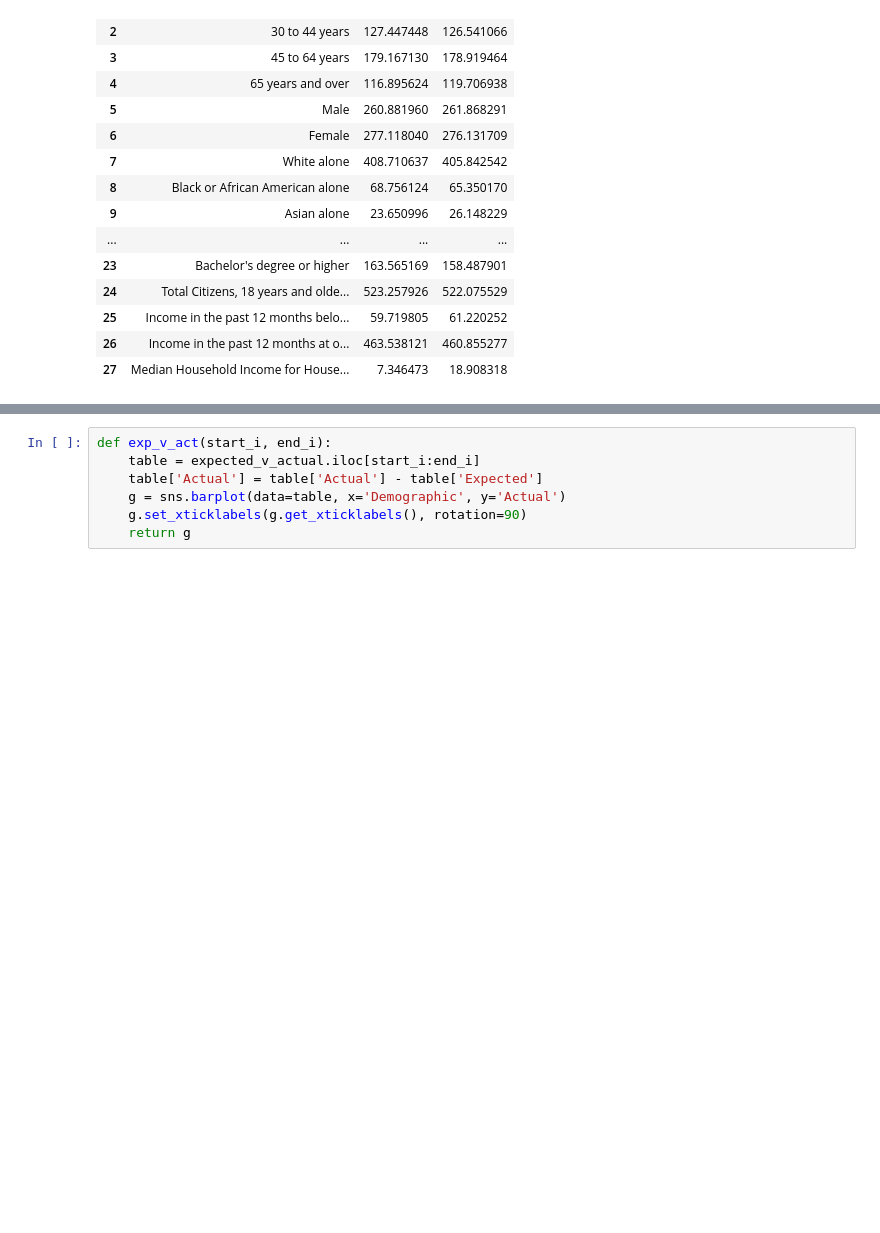
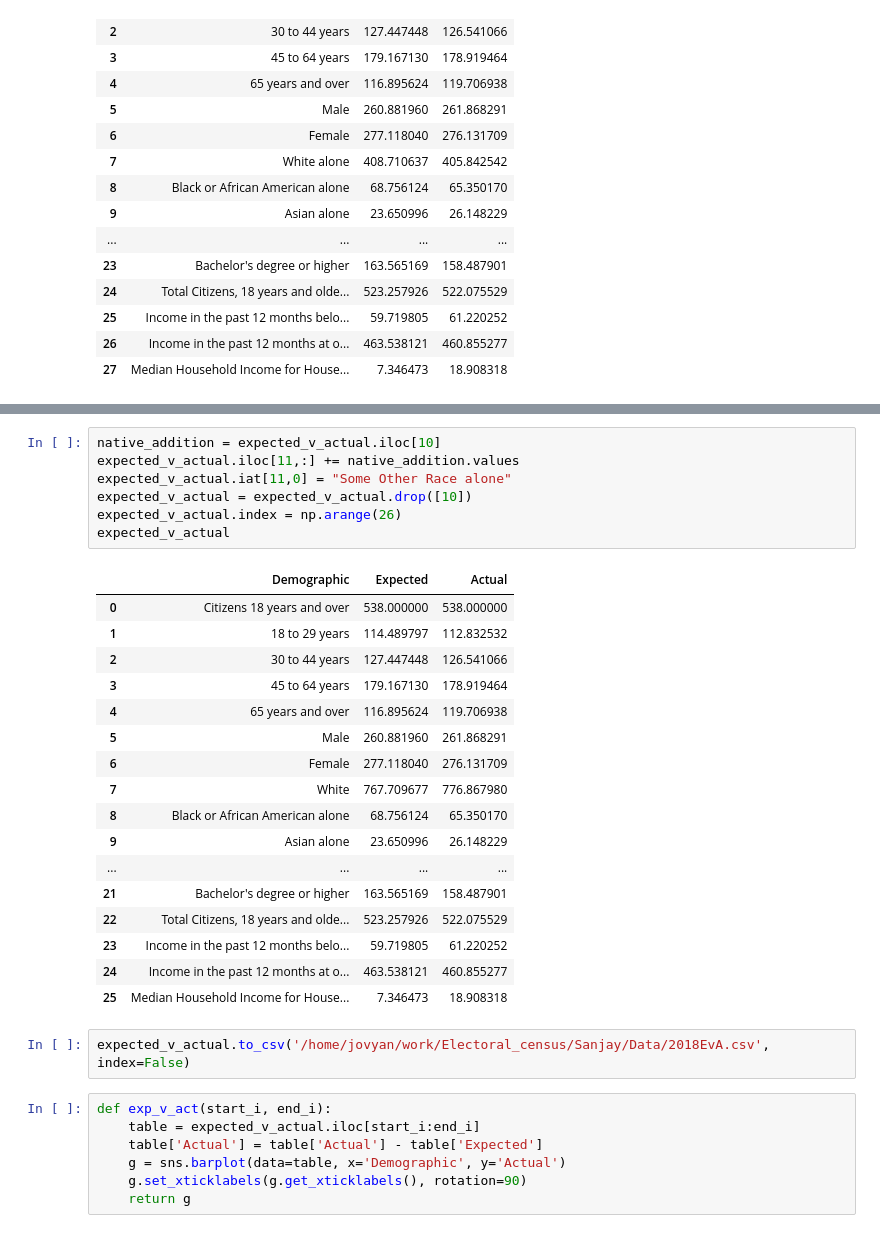
Before and after one commit to arefmalek/Electoral_census, a Jupyter notebook: Sanjay/2018NB.ipynb, the cells around one changed output, grey strips where cells are left out. Drawn from its saved outputs; the diff is of its cells as text; blank space fills up the shorter version.

Commit message:
Composite data

```diff
--- a/Sanjay/2018NB.ipynb
+++ b/Sanjay/2018NB.ipynb
@@ -229,3 +254,30 @@ expected_v_actual
+# %%
+native_addition = expected_v_actual.iloc[10]
+expected_v_actual.iloc[11,:] += native_addition.values
+expected_v_actual.iat[11,0] = "Some Other Race alone"
+expected_v_actual = expected_v_actual.drop([10])
+expected_v_actual.index = np.arange(26)
+expected_v_actual
+# %% [output]
+|  | Demographic | Expected | Actual |
+| 0 | Citizens 18 years and over | 538.000000 | 538.000000 |
+| 1 | 18 to 29 years | 114.489797 | 112.832532 |
+| 2 | 30 to 44 years | 127.447448 | 126.541066 |
+| 3 | 45 to 64 years | 179.167130 | 178.919464 |
+| 4 | 65 years and over | 116.895624 | 119.706938 |
+| 5 | Male | 260.881960 | 261.868291 |
+| 6 | Female | 277.118040 | 276.131709 |
+| 7 | White | 767.709677 | 776.867980 |
+| 8 | Black or African American alone | 68.756124 | 65.350170 |
+| 9 | Asian alone | 23.650996 | 26.148229 |
+| ... | ... | ... | ... |
+| 21 | Bachelor's degree or higher | 163.565169 | 158.487901 |
+| 22 | Total Citizens, 18 years and olde... | 523.257926 | 522.075529 |
+| 23 | Income in the past 12 months belo... | 59.719805 | 61.220252 |
+| 24 | Income in the past 12 months at o... | 463.538121 | 460.855277 |
+| 25 | Median Household Income for House... | 7.346473 | 18.908318 |
+# %%
+expected_v_actual.to_csv('/home/jovyan/work/Electoral_census/Sanjay/Data/2018EvA.csv', index=False)
 # %%
 def exp_v_act(start_i, end_i):
     table = expected_v_actual.iloc[start_i:end_i]
```
Also changed, not shown: parts of 2 cells of this notebook, 5 other files.
